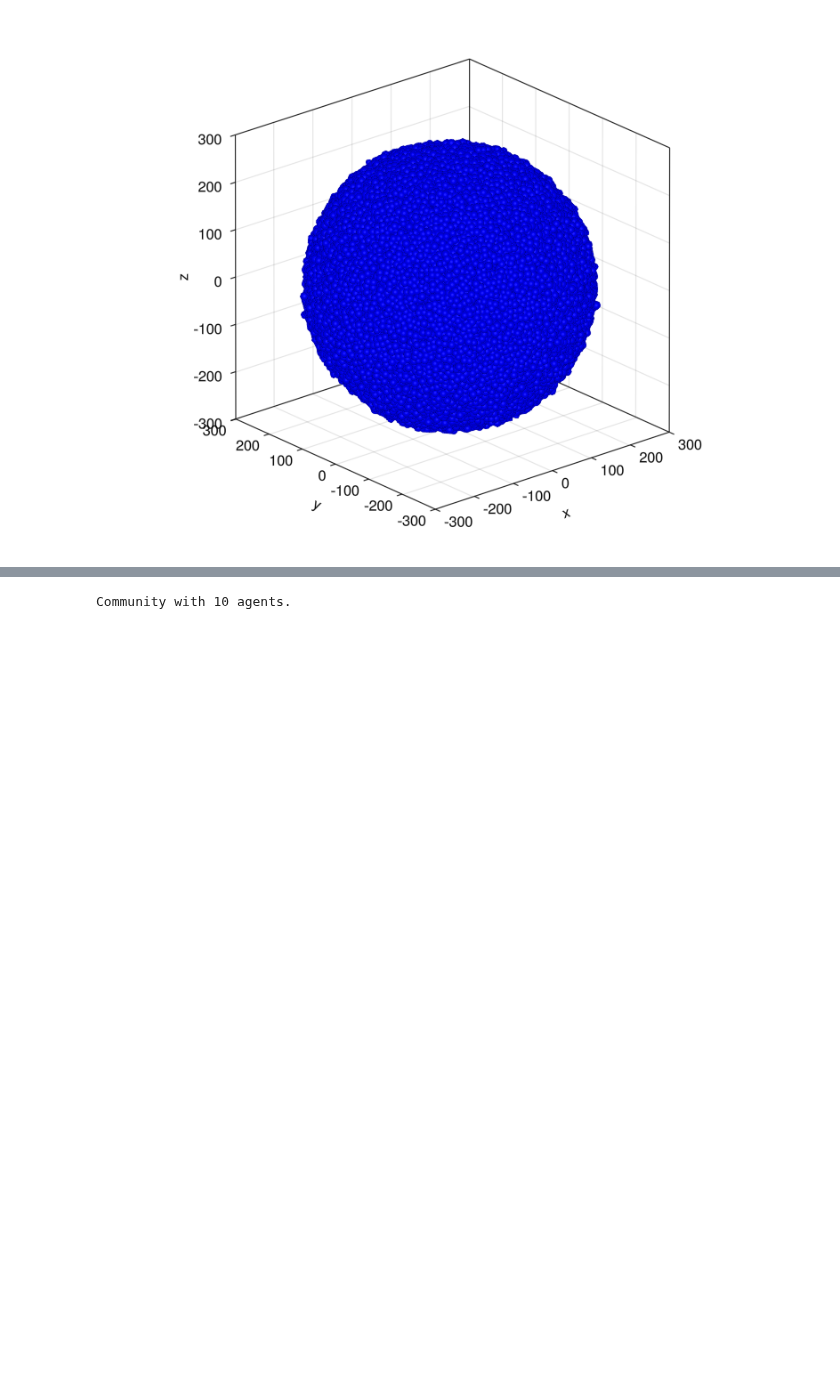
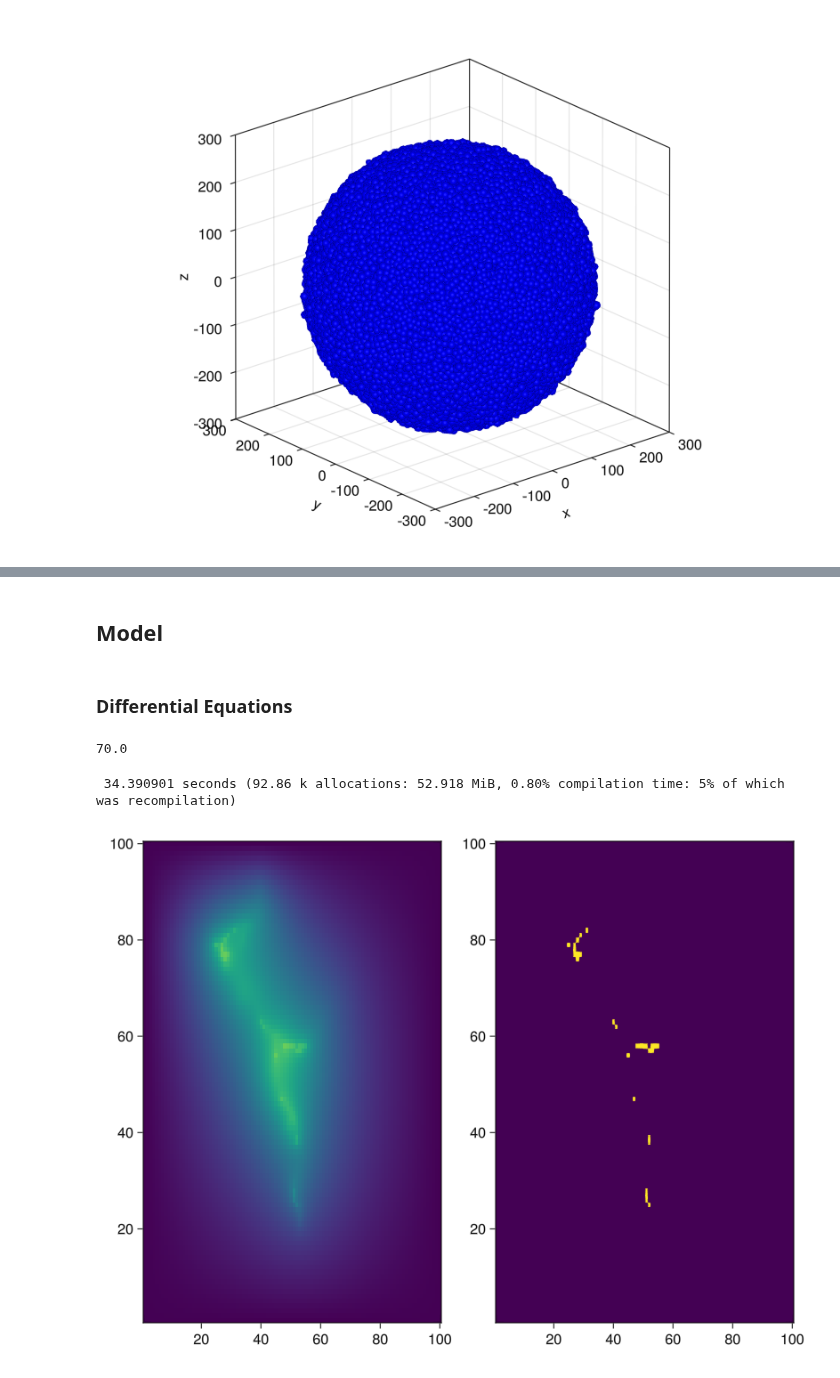
Before and after one commit to dsb-lab/CellBasedModels.jl, a Jupyter notebook: examples/PhysiCell.ipynb, the cells around one changed output, grey strips where cells are left out. Cells and saved outputs as stored; diff of their text form; code cells hidden in the pictures; blank space fills up the shorter version.

```diff
--- a/examples/PhysiCell.ipynb
+++ b/examples/PhysiCell.ipynb
@@ -337,4 +347,4 @@ f
-# %%
-com = Community(model, N=10, dt=0.1)
-# %% [output]
-Community with 10 agents.
+# %% [markdown]
+## Model
+# %% [markdown]
+### Differential Equations
@@ -340,0 +354,63 @@ Community with 10 agents.
+# %%
+nsize=[100, 100, 100]
+dt = 0.01
+steps = 200
+
+D = 10. ^ 5
+dx = 10.
+umax = 70.
+# %% [output]
+70.0
+# %%
+function difussion!(du,u,params,t)
+
+    D = params[1]
+    dx = params[2]
+    umax = params[3]
+    veins = params[4]
+
+    @inbounds Threads.@threads for i in 2:size(du)[1]-1
+        for j in 2:size(du)[2]-1
+            for k in 2:size(du)[3]-1
+                du[i,j,k] = D*(
+                    u[i+1,j,k]+u[i-1,j,k]+
+                    u[i,j+1,k]+u[i,j-1,k]+
+                    u[i,j,k+1]+u[i,j,k-1]-
+                    6*u[i,j,k]
+                )/dx^2+veins[i,j,k]*(umax-u[i,j,k])
+            end
+        end
+    end
+end
+
+u0 = zeros(nsize...)
+veins = zeros(nsize...)
+
+for (i,j,k) in nodes
+    try
+        veins[i,j,k] = 1.
+    catch
+        nothing
+    end
+end
+
+prob = ODEProblem(difussion!, u0, (0,dt*steps), [D, dx, umax, veins]);
+
+# @time sol = solve(prob, Tsit5(), dt=dt, dtmax=dt, save_everystep=false);
+@time sol = solve(prob, Sundials.CVODE_BDF(linear_solver = :GMRES), dt=dt, dtmax=dt, save_everystep=false);
+# @time sol = solve(prob, FBDF(linsolve = KrylovJL_GMRES()), dt=dt, dtmax=dt, save_everystep=false, abstol=10^-1, reltol=10^-1);
+# @time sol = solve(prob, KenCarp47(linsolve = KrylovJL_GMRES()), dt=dt, dtmax=dt, save_everystep=false)#, abstol=10^-1);
+# %% [output]
+ 34.390901 seconds (92.86 k allocations: 52.918 MiB, 0.80% compilation time: 5% of which was recompilation)
+# %%
+fig = Figure()
+
+ax = Axis(fig[1,1])
+heatmap!(ax,sol.u[end][:,:,70], colorrange=(0,maximum(sol.u[end])))
+
+ax = Axis(fig[1,2])
+heatmap!(ax,veins[:,:,70], colorrange=(0,1))
+
+fig
+# %% [output]
+[figure, added]
```
Also changed, not shown: parts of 17 cells of this notebook, 1 other file.
